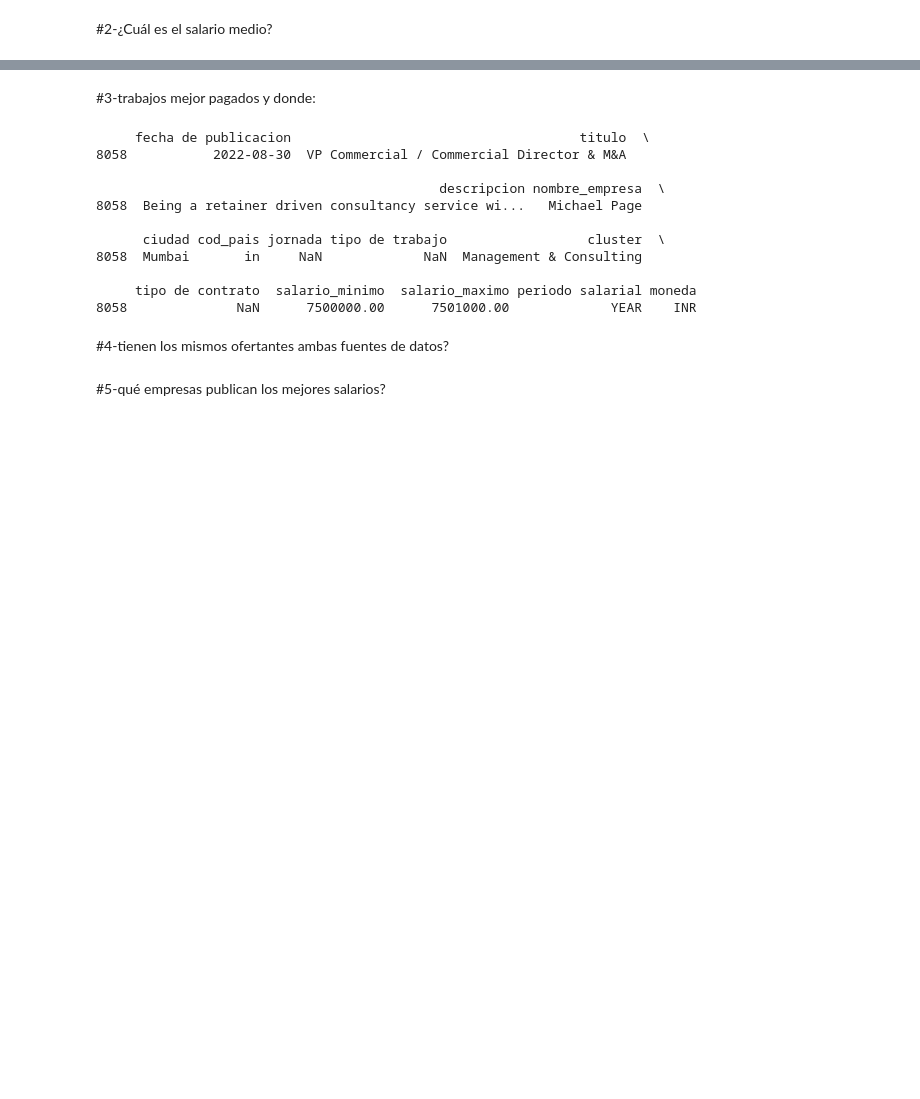
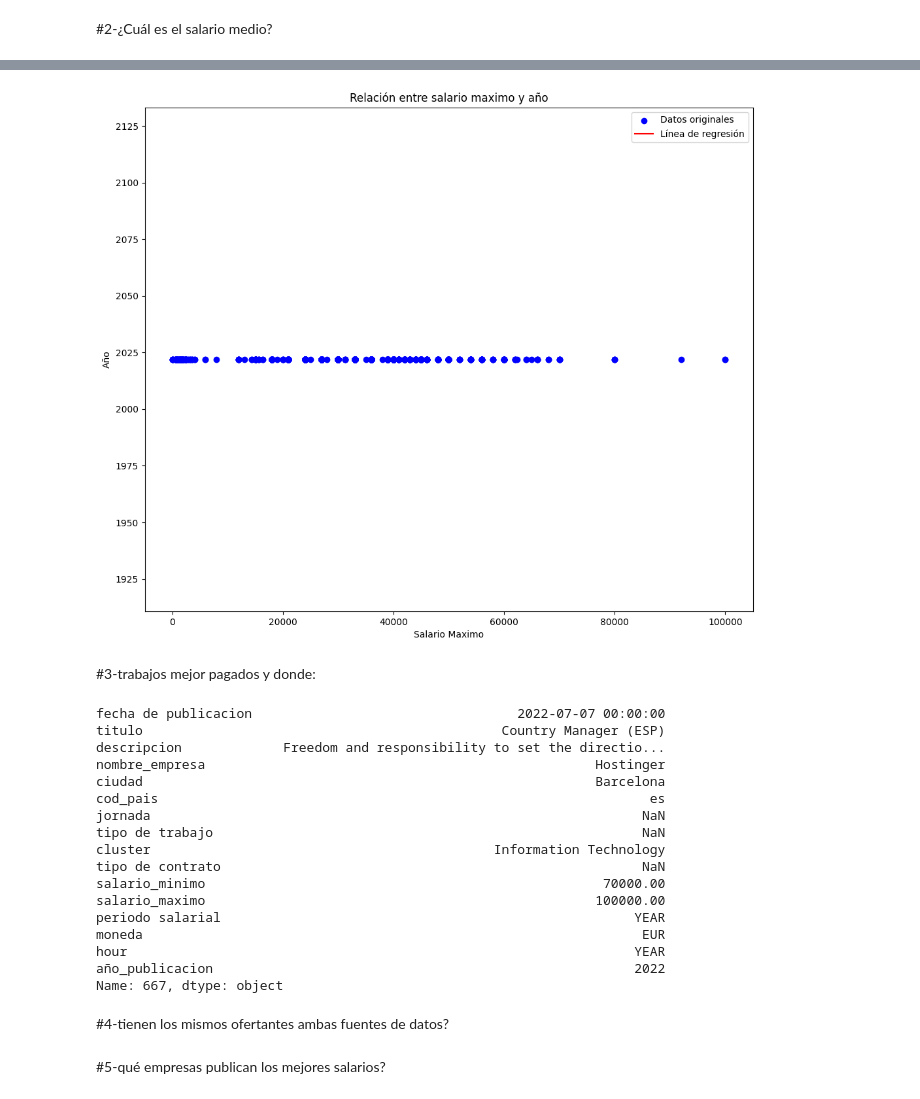
Before and after one commit to AitorMestre/PontiaProyectoJupiter, a Jupyter notebook: EDA3dataSet.ipynb, the cells around one changed output, grey strips where cells are left out. Drawn from its saved outputs; the diff is of its cells as text; code cells hidden in the pictures; blank space fills up the shorter version.

```diff
--- a/EDA3dataSet.ipynb
+++ b/EDA3dataSet.ipynb
@@ -353,22 +401,47 @@ el salario medio es: 71394 euros
+# %%
+from scipy.stats import linregress
+import matplotlib.pyplot as plt
+df['fecha de publicacion']=pd.to_datetime(df['fecha de publicacion'])
+df['año_publicacion'] = df['fecha de publicacion'].dt.year
+resultado_regresion=linregress(df['salario_maximo'],df['año_publicacion'])
+pendiente=resultado_regresion.slope
+intercepto=resultado_regresion.intercept
+y_regresion=pendiente * df['salario_maximo'] + intercepto
+plt.figure(figsize=(12,10))
+plt.scatter(df['salario_maximo'], df['año_publicacion'], color='blue', label='Datos originales')
+plt.plot(df['salario_maximo'], y_regresion, color='red', label='Línea de regresión')
+plt.title('Relación entre salario maximo y año')
+plt.xlabel('Salario Maximo')
+plt.ylabel('Año')
+plt.legend()
+plt.show()
+# %% [output]
+[figure, added]
 # %% [markdown]
 #3-trabajos mejor pagados y donde:
 # %%
 #trabajo mejor pagado:
-trabajo_mejor_pagado=df['salario_maximo'].max()
-fila_mejor_pagado=df.loc[df['salario_maximo']==trabajo_mejor_pagado]
-print(fila_mejor_pagado)
+indice_max_salario=df['salario_maximo'].idxmax()
+trabajo_mejor_pagado=df.loc[indice_max_salario]
+print(trabajo_mejor_pagado)
 # %% [output]
-     fecha de publicacion                                     titulo  \
-8058           2022-08-30  VP Commercial / Commercial Director & M&A
-
-                                            descripcion nombre_empresa  \
-8058  Being a retainer driven consultancy service wi...   Michael Page
-
-      ciudad cod_pais jornada tipo de trabajo                  cluster  \
-8058  Mumbai       in     NaN             NaN  Management & Consulting
-
-     tipo de contrato  salario_minimo  salario_maximo periodo salarial moneda
-8058              NaN      7500000.00      7501000.00             YEAR    INR
+fecha de publicacion                                  2022-07-07 00:00:00
+titulo                                              Country Manager (ESP)
+descripcion             Freedom and responsibility to set the directio...
+nombre_empresa                                                  Hostinger
+ciudad                                                          Barcelona
+cod_pais                                                               es
+jornada                                                               NaN
+tipo de trabajo                                                       NaN
+cluster                                            Information Technology
+tipo de contrato                                                      NaN
+salario_minimo                                                   70000.00
+salario_maximo                                                  100000.00
+periodo salarial                                                     YEAR
+moneda                                                                EUR
+hour                                                                 YEAR
+año_publicacion                                                      2022
+Name: 667, dtype: object
 # %% [markdown]
 #4-tienen los mismos ofertantes ambas fuentes de datos?
 # %% [markdown]
```
Also changed, not shown: parts of 64 cells of this notebook.
